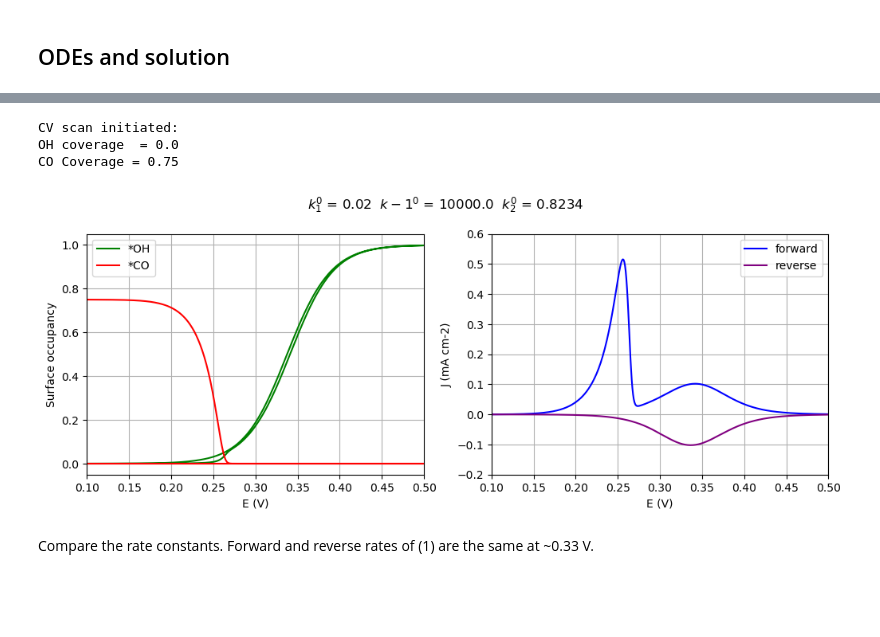
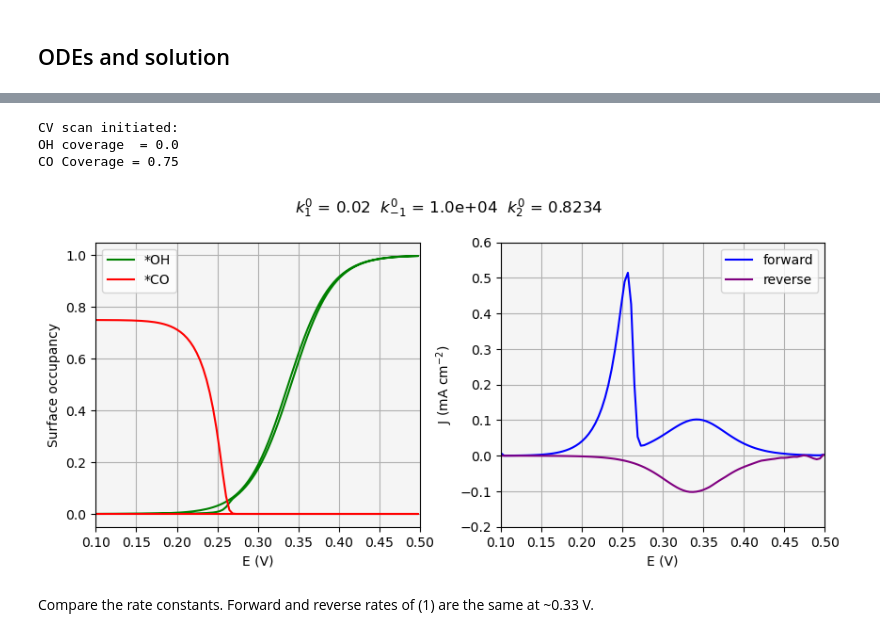
Before and after one commit to joelager/Electrocatalysis-microkinetic-analysis, a Jupyter notebook: EC CO stripping MKM.ipynb, the cells around one changed output, grey strips where cells are left out. Saved outputs shown, nothing was run; the diff lists cells and outputs as text; code cells hidden in the pictures; blank space fills up the shorter version.

Commit message:
Add files via upload
Incorporated units into the notebook and cosmetic changes

```diff
--- a/EC CO stripping MKM.ipynb
+++ b/EC CO stripping MKM.ipynb
@@ -55,0 +53,3 @@ from units import *
+# %%
+# SI Base Units
+meter, sec, mol, coul, volt, kelvin, kg = 1.0, 1.0, 1.0, 1.0, 1.0, 1.0, 1.0
@@ -109,15 +174,3 @@ plt.show()
-# %%
-# Default parameters are the "FAST" case from the paper
-# These can be overwritten by passing another set of parameters
-
-def k1(E, k1zero=0.02*sec**-1, kminus1zero=1e4*sec**-1, k2zero=0.8234*sec**-1):
-    return k1zero*np.exp( (alpha1*q*E)/(kB*T) )
-
-def kminus1(E, k1zero=0.02*sec**-1, kminus1zero=1e4*sec**-1, k2zero=0.8234*sec**-1):
-    return kminus1zero*np.exp( -((1-alpha1)*q*E)/(kB*T) )
-
-def k2(E, k1zero=0.02*sec**-1, kminus1zero=1e4*sec**-1, k2zero=0.8234*sec**-1):
-    return k2zero*np.exp( (alpha1*q*E)/(kB*T) )
 # %% [markdown]
 ## ODEs and solution
 # %%
@@ -136,86 +204,80 @@ def CV_scan_ODEs(z,t):
 # %%
-# Choose parameters for the simulations.  More cases can be added
-params_FAST = {'k1zero': 0.02,'kminus1zero' : 1e4,'k2zero':0.8234}
-params_SLOW = {'k1zero': 0.02,'kminus1zero' : 1e4,'k2zero':0.8234e-5}
-
-# Set the parameter set to be used in current simulation
-params=params_FAST          # See cells above for more parameter sets
-
-# Sweep parameters
+# Sweep parameters for Koper Figure 1
 Estart =  0.1 *volt              # E = 0.3 was largest driving force in Figure 1
 Efinish = 0.5 *volt              # Larger driving forces lead to huge currents.
 sweep_rate = 50.0 *mV*sec**-1
-cycle_time = 2.0 * (Efinish-Estart)/sweep_rate
+cycle_time = 2.0 * (Efinish - Estart)/sweep_rate
+
+# time points for ODE integration
+t_CV = np.linspace(0, cycle_time, 200)
+
 
 # Intial conditions - nothing will happen if the surface is full
 θ_OH_init = 0.00
 θ_CO_init = 0.75        # In figure 1 of paper, 0.99, 0.75, and 0.50 are considered
 
 # Boundary conditions for odeint
-z0 = [θ_OH_init, θ_CO_init]
-
 print('CV scan initiated:')
 print('OH coverage  =', θ_OH_init)
 print('CO Coverage =', θ_CO_init)
 
-# time points for ODE integration
-t_CV = np.linspace(0,cycle_time,1000)
-
 # solve ODE
-z = odeint(CV_scan_ODEs,z0,t_CV)
-
-θ_OH_sol = z[:,0]
-θ_CO_sol = z[:,1]
+case = case_FAST
+sol_CV_2 = solve_ivp(lambda t,y: CV_scan_ODEs(t,y,case),
+                     [0, cycle_time],
+                     [θ_OH_init, θ_CO_init],
+                     t_eval=t_CV,
+                     method='Radau')
+θ_OH_2 = sol_CV_2.y[0]
+θ_CO_2 = sol_CV_2.y[1]
 
 # Compute the E values for the CV plot
-E_CV_plot = np.empty(t_CV.size)
-for i in range(t_CV.size):
-    E_CV_plot[i] = E_CV(t_CV[i])
+E_CV_plot = np.array([E_CV(t) for t in t_CV])
 
-# Compute Current densities for the plot
-J_CV_plot = np.empty(t_CV.size)
-for i in range(t_CV.size):
-    J_CV_plot[i] = (q*Γ_sites)* \
-    ( k1(E_CV_plot[i],**params)*(1-θ_OH_sol[i]-θ_CO_sol[i]) - \
-    kminus1(E_CV_plot[i],**params)*θ_OH_sol[i] + \
-    Z*k2(E_CV_plot[i],**params)*θ_OH_sol[i]*θ_CO_sol[i] )
+# Compute Current densities for the plot - loop for the moment
+J_CV_plot_2 = np.empty_like(t_CV)
+for i, (E,θ_OH, θ_CO) in enumerate(zip(E_CV_plot, θ_OH_2, θ_CO_2)):
+    J_CV_plot_2[i] = J(E, θ_OH, θ_CO, case_FAST)
 
 
+# Display the results
+fig, (ax1,ax2) = plt.subplots(1,2, figsize=(10,4), dpi=100)
 
-# Displayt the results
-fig, (ax1,ax2) = plt.subplots(1,2, figsize=(12,4), dpi=100)
-
-fig.suptitle('$k_1^0$ = {}  $k-1^0$ = {}  $k_2^0$ = {}'.format(params.get('k1zero'),
-                        params.get('kminus1zero'),
-                        params.get('k2zero')), y =1.0)
+# Note use of {{}} to fix issue with parsing the title string
+fig.suptitle('$k_1^0$ = {}  $k_{{-1}}^0$ = {:.1e}  $k ^0_2$ = {}'.format(case_FAST.k1zero,
+                                                                      case_FAST.kminus1zero,
+                                                                      case_FAST.k2zero), y =1.0)
 # LH figure
-ax1.plot(E_CV_plot, z[:,0], 'g', label = "*OH")
-ax1.plot(E_CV_plot, z[:,1], 'r', label = "*CO")
+ax1.plot(E_CV_plot, θ_OH_2, 'g', label = "*OH")
+ax1.plot(E_CV_plot, θ_CO_2, 'r', label = "*CO")
 # can also graph vacancies but makes the figure a bit messy
 # ax1.plot(E_CV_plot,1- z[:,1]-z[:,0], 'b', label = "*")
 ax1.legend(loc='best')
 ax1.grid(True)
 ax1.set_xlabel("E (V)")
 ax1.set_xlim(Estart,Efinish)
 ax1.set_ylabel("Surface occupancy")
 ax1.set_ylim(-0.05,1.05)
+ax1.set_facecolor('whitesmoke')
 # RH figure
-
-ax2.plot(np.split(E_CV_plot,2)[0], np.split(J_CV_plot,2)[0]/(mA*cm**-2),'blue', label='forward')
-ax2.plot(np.split(E_CV_plot,2)[1], np.split(J_CV_plot,2)[1]/(mA*cm**-2),'purple', label='reverse')
+ax2.plot(np.split(E_CV_plot,2)[0], np.split(J_CV_plot_2,2)[0]/(mA*cm**-2),'blue', label='forward')
+ax2.plot(np.split(E_CV_plot,2)[1], np.split(J_CV_plot_2,2)[1]/(mA*cm**-2),'purple', label='reverse')
 ax2.legend(loc='best')
 ax2.grid(True)
 ax2.set_xlabel("E (V)")
 ax2.set_xlim(Estart,Efinish)
-ax2.set_ylabel("J (mA cm-2)")
+ax2.set_ylabel("J (mA cm$^{-2}$)")
 ax2.set_ylim(-0.2,0.6)
+ax2.set_facecolor('whitesmoke')
+
+fig.subplots_adjust(wspace=0.25)
 
 plt.show()
 # %% [output]
 CV scan initiated:
 OH coverage  = 0.0
 CO Coverage = 0.75
-[figure, old version]
+[figure, new version]
 # %% [markdown]
 Compare the rate constants. Forward and reverse rates of (1) are the same at ~0.33 V.
 # %%
```
Also changed, not shown: parts of 29 cells of this notebook.
